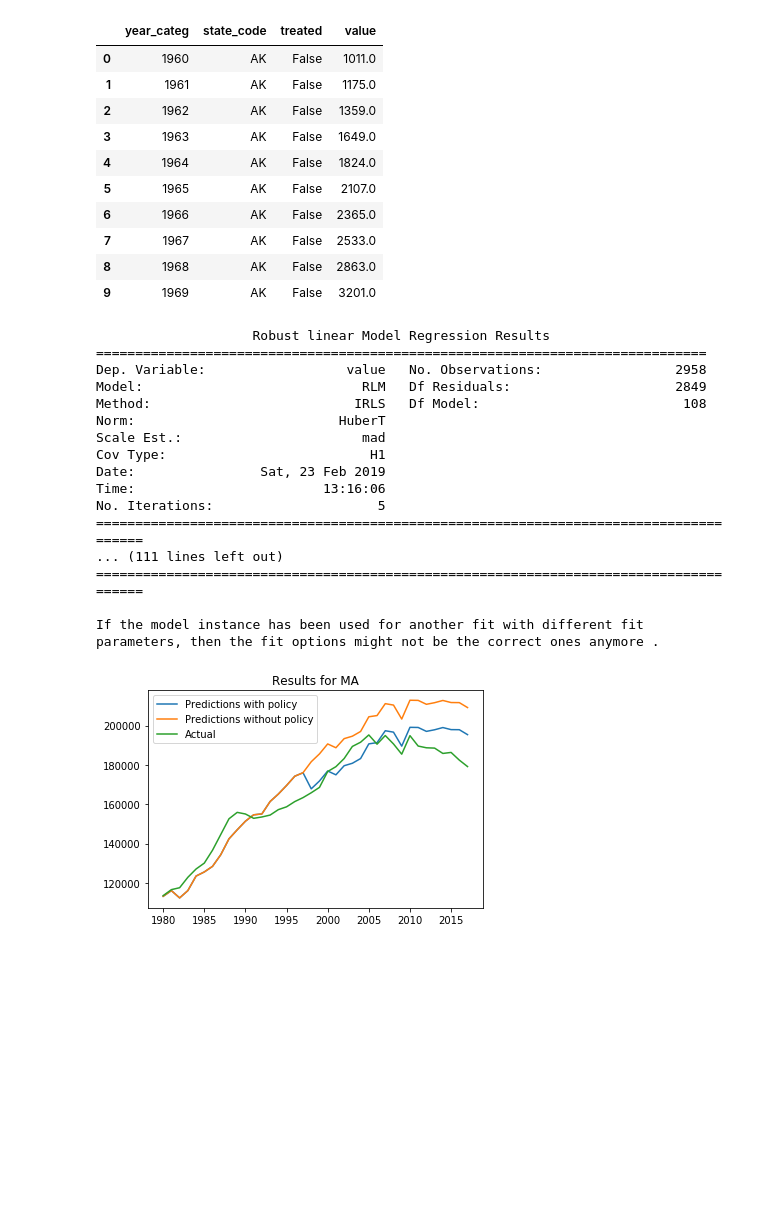
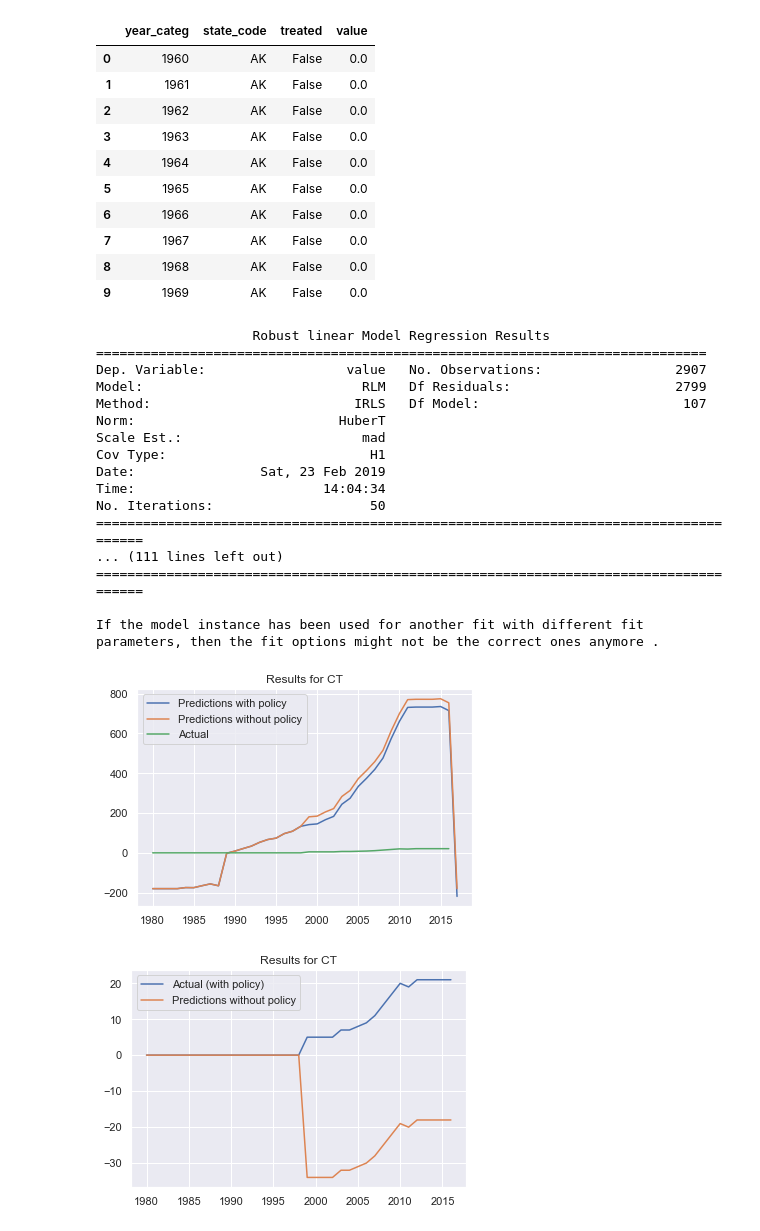
Before and after one commit to czhao39/2019-citadel-datathon, a Jupyter notebook: diff_in_diff.ipynb, the cells around one changed output. Cells and saved outputs as stored; diff of their text form; code cells hidden in the pictures; blank space fills up the shorter version.

Commit message:
Make prediction plots for with and without policy

```diff
--- a/diff_in_diff.ipynb
+++ b/diff_in_diff.ipynb
@@ -1,9 +1,12 @@
 # %%
 from IPython import display
 import matplotlib.pyplot as plt
+import numpy as np
 import pandas as pd
 import statsmodels.api as sm
 from patsy import dmatrix, dmatrices
+import seaborn as sns
+sns.set()
 # %%
 TREAT_STATES_YEARS = {"AZ": 2006, "CA": 2002, "CO": 2004, "CT": 1998, "DE": 2005, "HI": 2001, "IL": 2007, "IN": 2011, "IA": 1983, "KS": 2009, "ME": 1999, "MD": 2004, "MA": 1997, "MI": 2008, "MN": 2007, "MO": 2007, "MT": 2005, "NV": 1997, "NH": 2007, "NJ": 1991, "NM": 2002, "NY": 2004, "NC": 2007, "ND": 2007, "OH": 2008, "OK": 2010, "OR": 2007, "PA": 2004, "RI": 2004, "SC": 2014, "SD": 2008, "TX": 1999, "UT": 2008, "VT": 2005, "VA": 2007, "WA": 2006, "WV": 2009, "WI": 1998, "DC": 2005}
 TREAT_STATES = set(TREAT_STATES_YEARS.keys())
@@ -70,6 +73,7 @@ regressors_df.reset_index(drop=True, inplace=True)
 # %%
 def preprocess(target_msn):
     target_df = full_df[full_df["msn"] == target_msn][["state_code", "year_categ", "value"]]
+    target_df["value"] = np.log(target_df)
     target_df.sort_values(["state_code", "year_categ"], inplace=True)
     target_df.reset_index(drop=True, inplace=True)
 
@@ -84,7 +88,7 @@ def fit_model(df):
     res = model.fit()
     return res
 # %%
-def visualize(results, target_df, state_code, start_year):
+def visualize_predictions(results, target_df, state_code, start_year):
     df_policy = regressors_df[(regressors_df["year_categ"].astype("int") >= start_year) & (regressors_df["state_code"] == state_code)]
     df_nopolicy = df_policy.copy()
     df_nopolicy["treated"] = False
@@ -98,3 +102,14 @@ def visualize(results, target_df, state_code, start_year):
     plt.legend()
     plt.title("Results for {}".format(state_code))
     plt.show()
+# %%
+def visualize_nopolicy_prediction(results, target_df, state_code, start_year):
+    target_df = target_df[(target_df["year_categ"].astype("int") >= start_year) & (target_df["state_code"] == state_code)]
+    nopolicy_df = target_df.copy()
+    nopolicy_df.loc[nopolicy_df["year_categ"].astype("int") > TREAT_STATES_YEARS[state_code], "value"] += results.params[-1]
+
+    plt.plot(list(target_df["year_categ"]), list(target_df["value"]), label="Actual (with policy)")
+    plt.plot(list(nopolicy_df["year_categ"]), list(nopolicy_df["value"]), label="Predictions without policy")
+    plt.legend()
+    plt.title("Results for {}".format(state_code))
+    plt.show()
@@ -101,35 +127,37 @@ def visualize(results, target_df, state_code, start_year):
 # %%
-prepped_df, target_df = preprocess("ESTCB")
+prepped_df, target_df = preprocess("GETCB")
 res = fit_model(prepped_df)
 print(res.summary())
-visualize(res, target_df, "MA", 1980)
+visualize_predictions(res, target_df, "CT", 1980)
+visualize_nopolicy_prediction(res, target_df, "CT", 1980)
 # %% [output]
 |  | year_categ | state_code | treated | value |
-| 0 | 1960 | AK | False | 1011.0 |
-| 1 | 1961 | AK | False | 1175.0 |
-| 2 | 1962 | AK | False | 1359.0 |
-| 3 | 1963 | AK | False | 1649.0 |
-| 4 | 1964 | AK | False | 1824.0 |
-| 5 | 1965 | AK | False | 2107.0 |
-| 6 | 1966 | AK | False | 2365.0 |
-| 7 | 1967 | AK | False | 2533.0 |
-| 8 | 1968 | AK | False | 2863.0 |
-| 9 | 1969 | AK | False | 3201.0 |
+| 0 | 1960 | AK | False | 0.0 |
+| 1 | 1961 | AK | False | 0.0 |
+| 2 | 1962 | AK | False | 0.0 |
+| 3 | 1963 | AK | False | 0.0 |
+| 4 | 1964 | AK | False | 0.0 |
+| 5 | 1965 | AK | False | 0.0 |
+| 6 | 1966 | AK | False | 0.0 |
+| 7 | 1967 | AK | False | 0.0 |
+| 8 | 1968 | AK | False | 0.0 |
+| 9 | 1969 | AK | False | 0.0 |
                     Robust linear Model Regression Results
 ==============================================================================
-Dep. Variable:                  value   No. Observations:                 2958
-Model:                            RLM   Df Residuals:                     2849
-Method:                          IRLS   Df Model:                          108
+Dep. Variable:                  value   No. Observations:                 2907
+Model:                            RLM   Df Residuals:                     2799
+Method:                          IRLS   Df Model:                          107
 Norm:                          HuberT
 Scale Est.:                       mad
 Cov Type:                          H1
 Date:                Sat, 23 Feb 2019
-Time:                        13:16:06
-No. Iterations:                     5
+Time:                        14:04:34
+No. Iterations:                    50
 ======================================================================================
 ... (111 lines left out)
 ======================================================================================
 
 If the model instance has been used for another fit with different fit
 parameters, then the fit options might not be the correct ones anymore .
-[figure, old version]
+[figure, new version]
+[figure, added]
```
Also changed, not shown: parts of 2 cells of this notebook.
